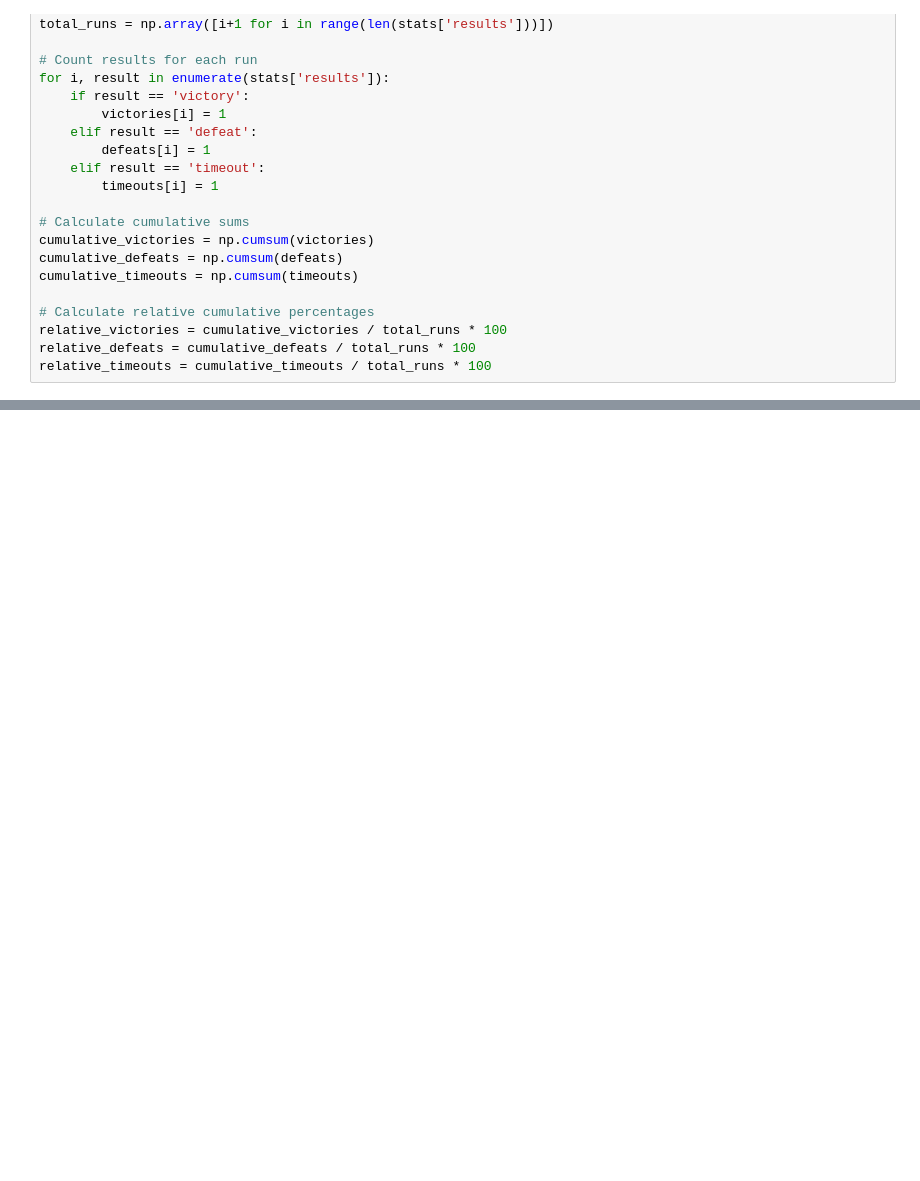
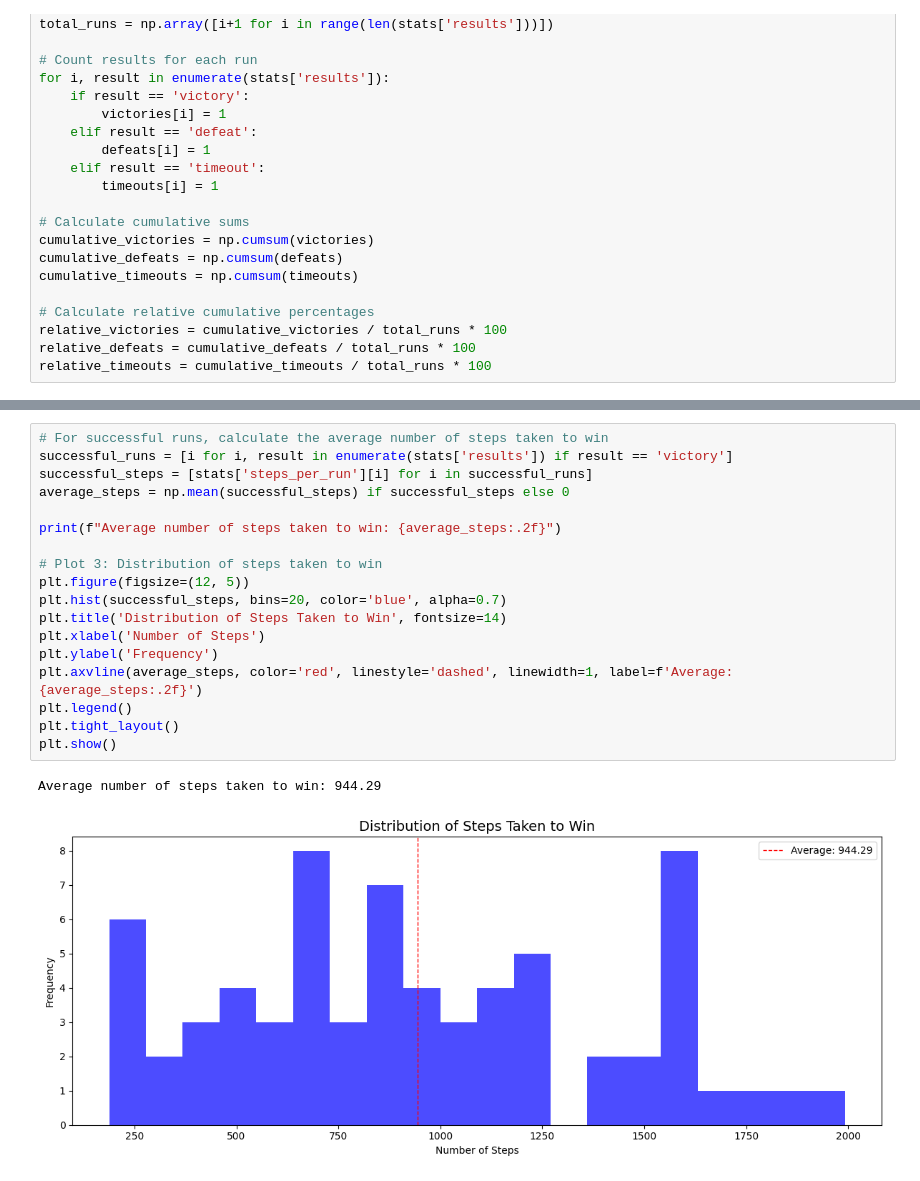
Before and after one commit to nicholas-voigt/SMU_CS606_Wildlife_Protection, a Jupyter notebook: result_analysis.ipynb, the cells around one changed output, grey strips where cells are left out. Cells and saved outputs as stored; diff of their text form; blank space fills up the shorter version.

```diff
--- a/result_analysis.ipynb
+++ b/result_analysis.ipynb
@@ -86,0 +96,21 @@ plt.show()
+# %%
+# For successful runs, calculate the average number of steps taken to win
+successful_runs = [i for i, result in enumerate(stats['results']) if result == 'victory']
+successful_steps = [stats['steps_per_run'][i] for i in successful_runs]
+average_steps = np.mean(successful_steps) if successful_steps else 0
+
+print(f"Average number of steps taken to win: {average_steps:.2f}")
+
+# Plot 3: Distribution of steps taken to win
+plt.figure(figsize=(12, 5))
+plt.hist(successful_steps, bins=20, color='blue', alpha=0.7)
+plt.title('Distribution of Steps Taken to Win', fontsize=14)
+plt.xlabel('Number of Steps')
+plt.ylabel('Frequency')
+plt.axvline(average_steps, color='red', linestyle='dashed', linewidth=1, label=f'Average: {average_steps:.2f}')
+plt.legend()
+plt.tight_layout()
+plt.show()
+# %% [output]
+Average number of steps taken to win: 944.29
+[figure, added]
```
Also changed, not shown: parts of 8 cells of this notebook, 10 other files.
